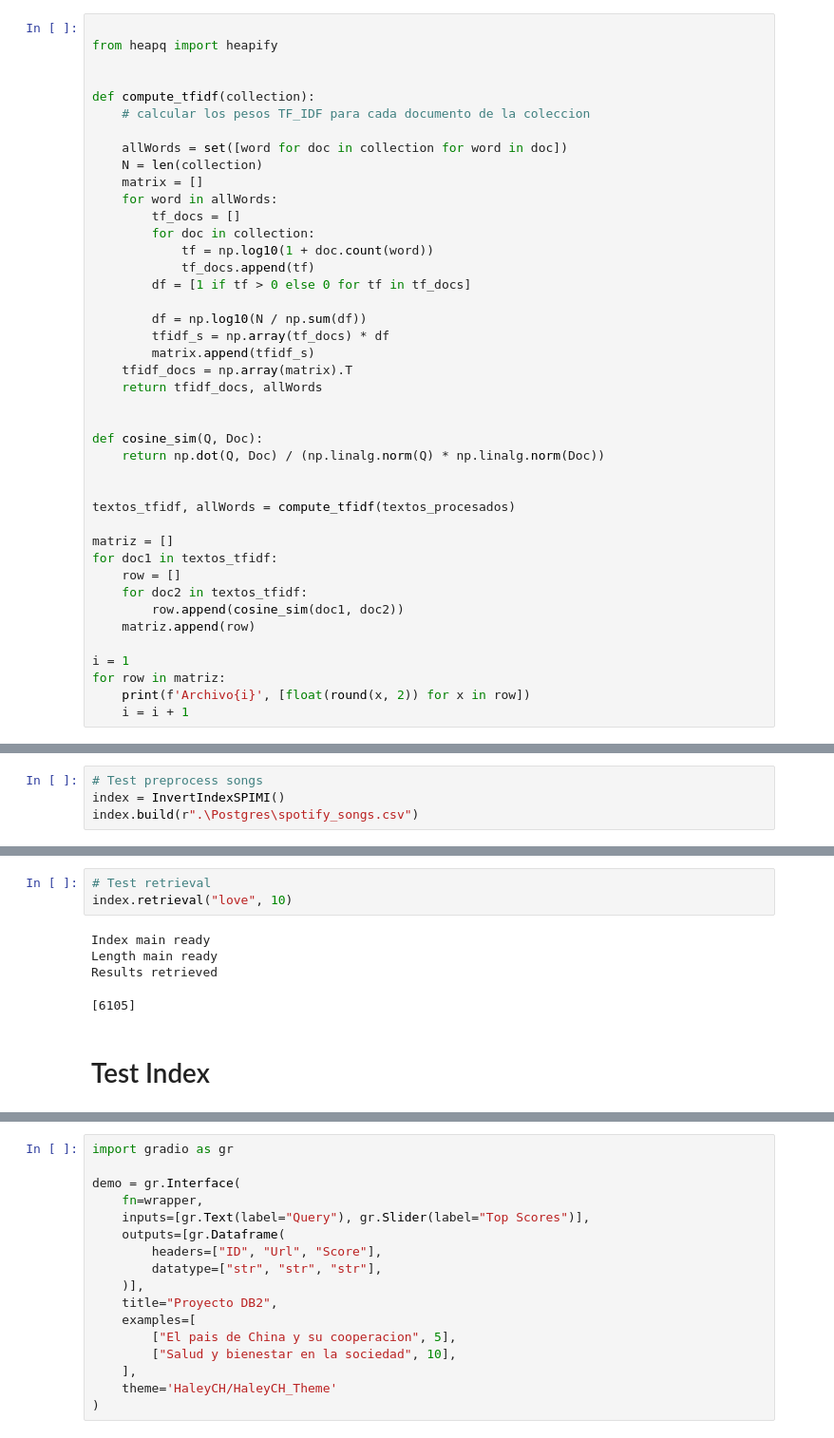
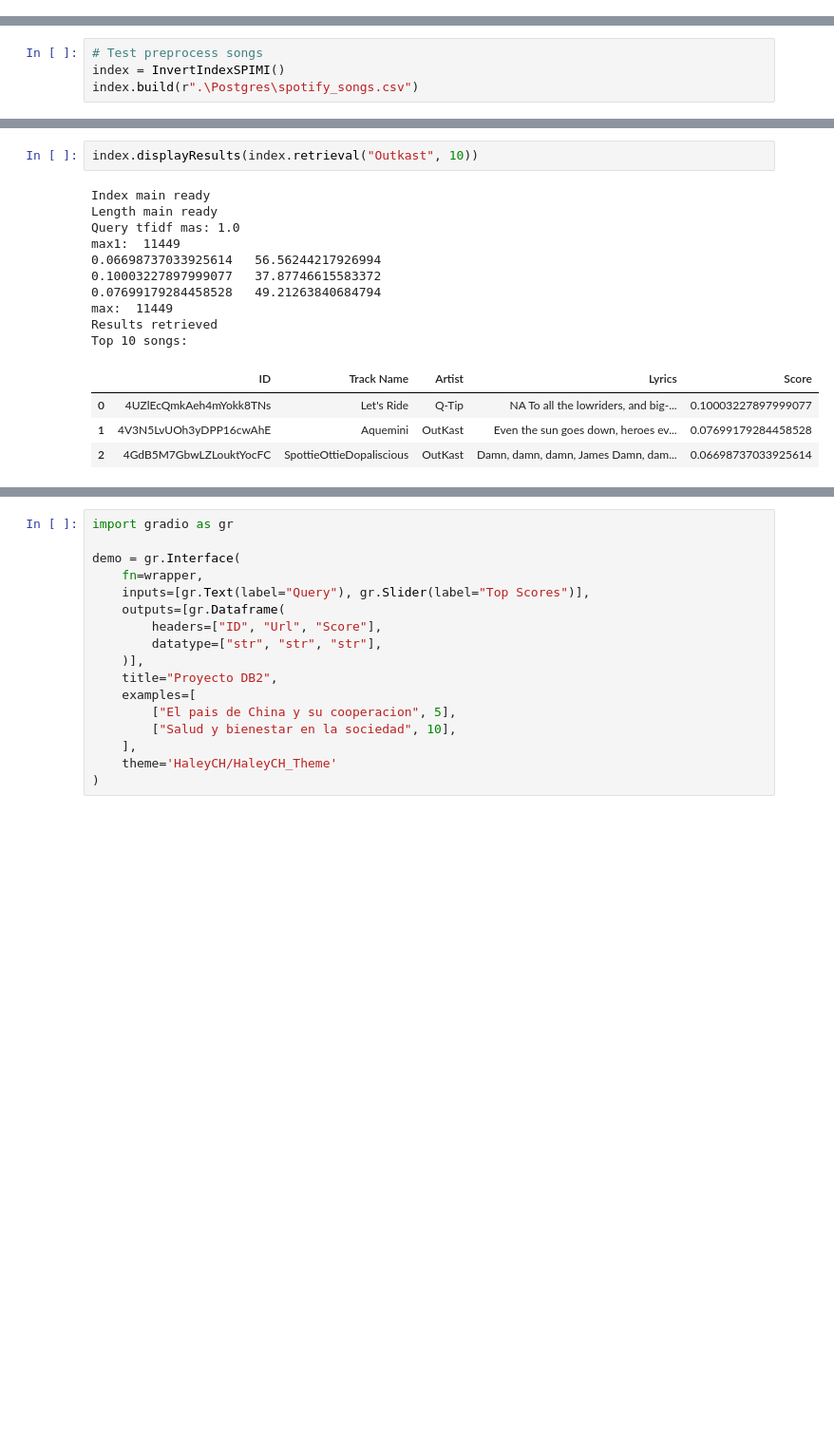
Before and after one commit to MitsuoMurakami/Proyecto_DB2, a Jupyter notebook: Parte2/Laboratorio 7.2.ipynb, the cells around one changed output, grey strips where cells are left out. Shown at 95% size. Drawn from its saved outputs; the diff is of its cells as text; blank space fills up the shorter version.

Commit message:
💥 Fix: retrieval function

```diff
--- a/Parte2/Laboratorio 7.2.ipynb
+++ b/Parte2/Laboratorio 7.2.ipynb
@@ -2,45 +2,3 @@
 # Laboratorio 7.2
 # %% [markdown]
 ### 2- Similitud de coseno
-# %%
-
-from heapq import heapify
-
-
-def compute_tfidf(collection):
-    # calcular los pesos TF_IDF para cada documento de la coleccion
-
-    allWords = set([word for doc in collection for word in doc])
-    N = len(collection)
-    matrix = []
-    for word in allWords:
-        tf_docs = []
-        for doc in collection:
-            tf = np.log10(1 + doc.count(word))
-            tf_docs.append(tf)
-        df = [1 if tf > 0 else 0 for tf in tf_docs]
-
-        df = np.log10(N / np.sum(df))
-        tfidf_s = np.array(tf_docs) * df
-        matrix.append(tfidf_s)
-    tfidf_docs = np.array(matrix).T
-    return tfidf_docs, allWords
-
-
-def cosine_sim(Q, Doc):
-    return np.dot(Q, Doc) / (np.linalg.norm(Q) * np.linalg.norm(Doc))
-
-
-textos_tfidf, allWords = compute_tfidf(textos_procesados)
-
-matriz = []
-for doc1 in textos_tfidf:
-    row = []
-    for doc2 in textos_tfidf:
-        row.append(cosine_sim(doc1, doc2))
-    matriz.append(row)
-
-i = 1
-for row in matriz:
-    print(f'Archivo{i}', [float(round(x, 2)) for x in row])
-    i = i + 1
@@ -416,10 +427,17 @@ index.build(r".\Postgres\spotify_songs.csv")
 # %%
-# Test retrieval
-index.retrieval("love", 10)
+index.displayResults(index.retrieval("Outkast", 10))
 # %% [output]
 Index main ready
 Length main ready
+Query tfidf mas: 1.0
+max1:  11449
+0.06698737033925614   56.56244217926994
+0.10003227897999077   37.87746615583372
+0.07699179284458528   49.21263840684794
+max:  11449
 Results retrieved
+Top 10 songs:
-[6105]
+|  | ID | Track Name | Artist | Lyrics | Score |
+| 0 | 4UZlEcQmkAeh4mYokk8TNs | Let's Ride | Q-Tip | NA To all the lowriders, and big-... | 0.10003227897999077 |
+| 1 | 4V3N5LvUOh3yDPP16cwAhE | Aquemini | OutKast | Even the sun goes down, heroes ev... | 0.07699179284458528 |
+| 2 | 4GdB5M7GbwLZLouktYocFC | SpottieOttieDopaliscious | OutKast | Damn, damn, damn, James Damn, dam... | 0.06698737033925614 |
-# %% [markdown]
-# Test Index
```
Also changed, not shown: parts of 12 cells of this notebook, 13 other files.
